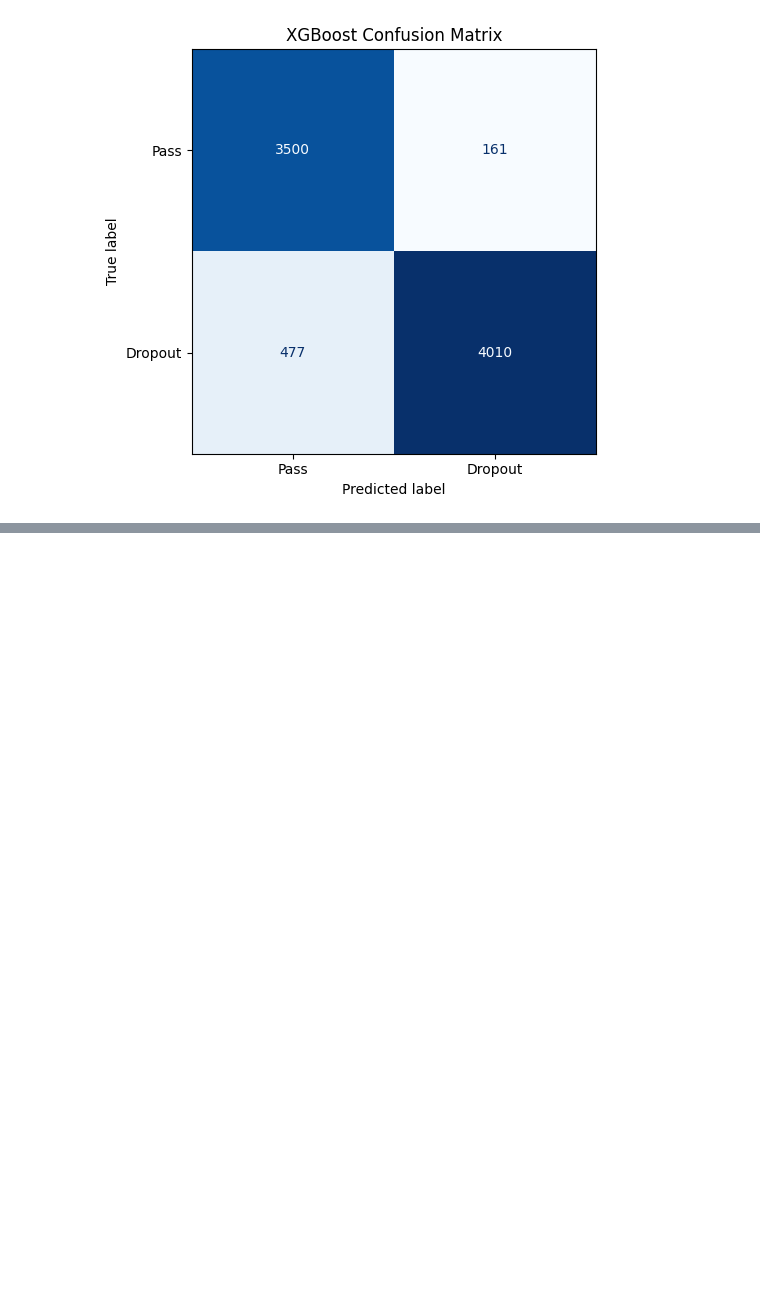
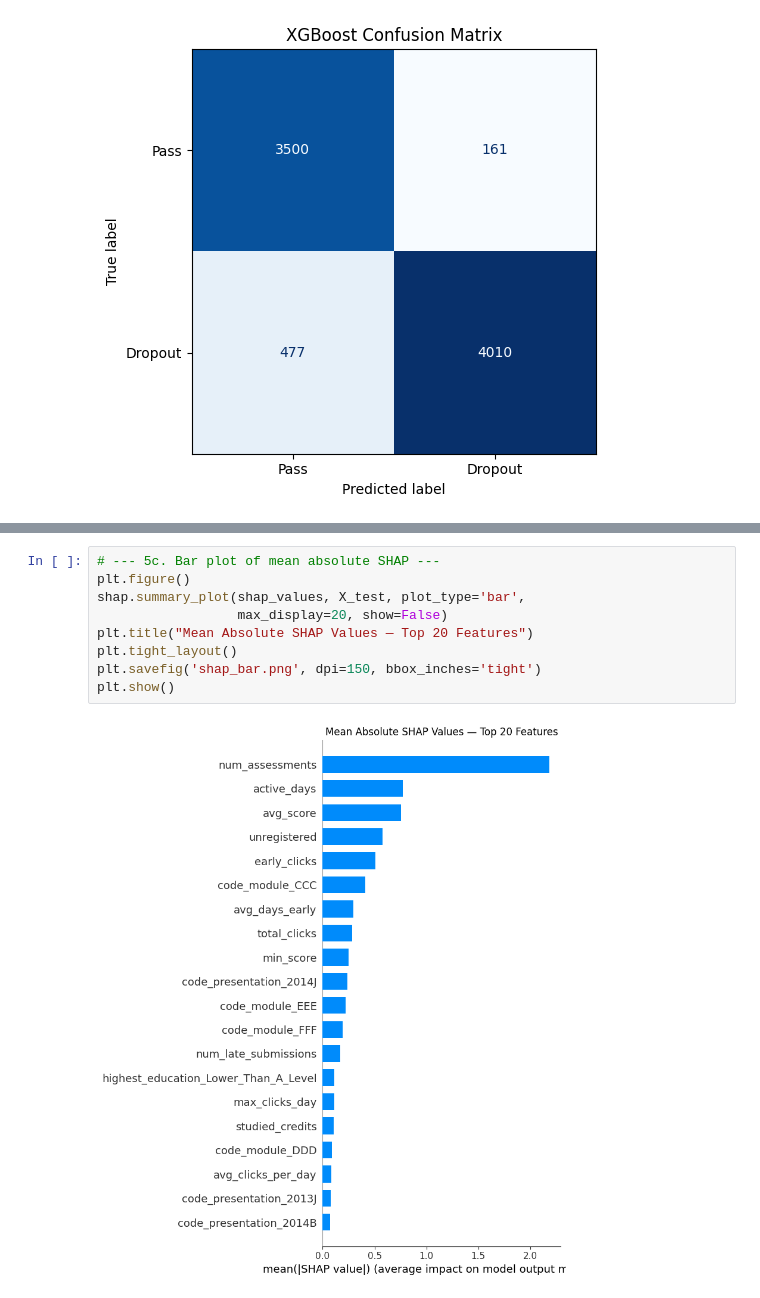
Before and after one commit to madhumitha-gv/Student-Dropout-Risk-Prediction-Learning-Equity-Analysis, a Jupyter notebook: Student Dropout Risk Prediction.ipynb, the cells around one changed output, grey strips where cells are left out. Cells and saved outputs as stored; diff of their text form; blank space fills up the shorter version.

```diff
--- a/Student Dropout Risk Prediction.ipynb
+++ b/Student Dropout Risk Prediction.ipynb
@@ -252,0 +271,11 @@ weighted avg       0.92      0.92      0.92      8148
+# %%
+# --- 5c. Bar plot of mean absolute SHAP ---
+plt.figure()
+shap.summary_plot(shap_values, X_test, plot_type='bar',
+                  max_display=20, show=False)
+plt.title("Mean Absolute SHAP Values — Top 20 Features")
+plt.tight_layout()
+plt.savefig('shap_bar.png', dpi=150, bbox_inches='tight')
+plt.show()
+# %% [output]
+[figure, added]
```
Also changed, not shown: parts of 8 cells of this notebook.
